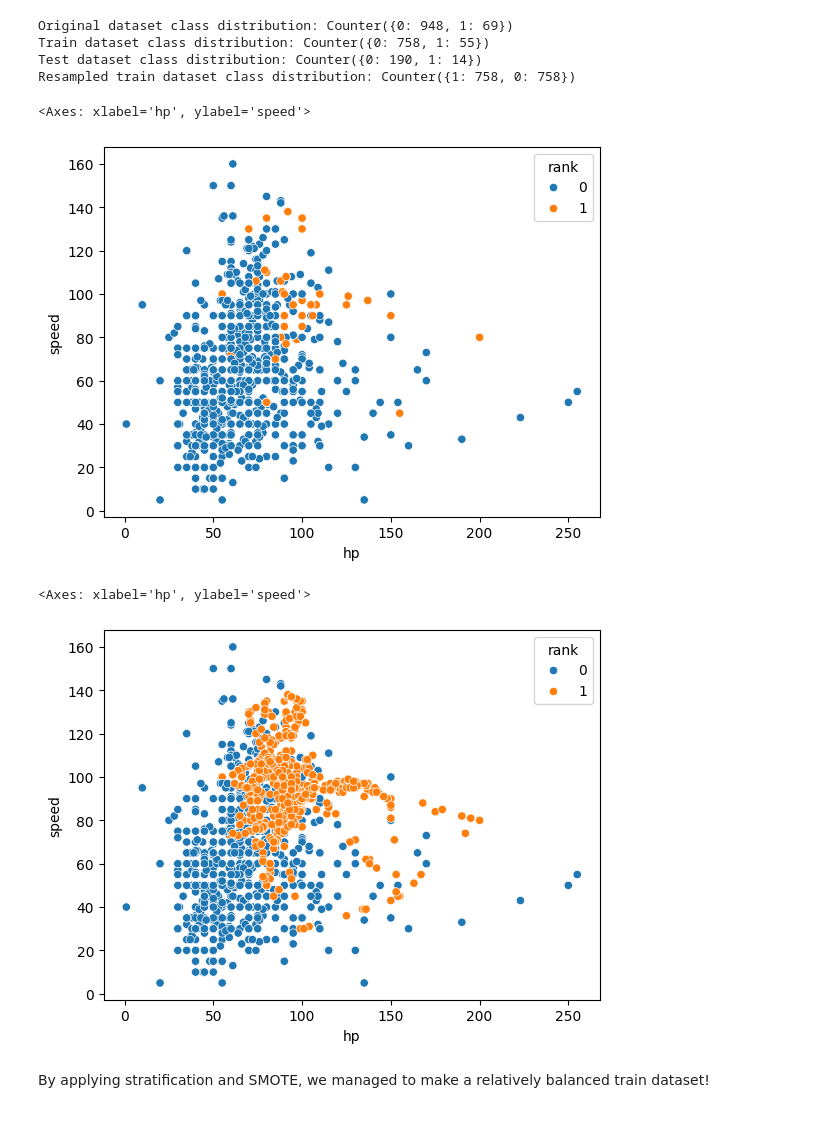
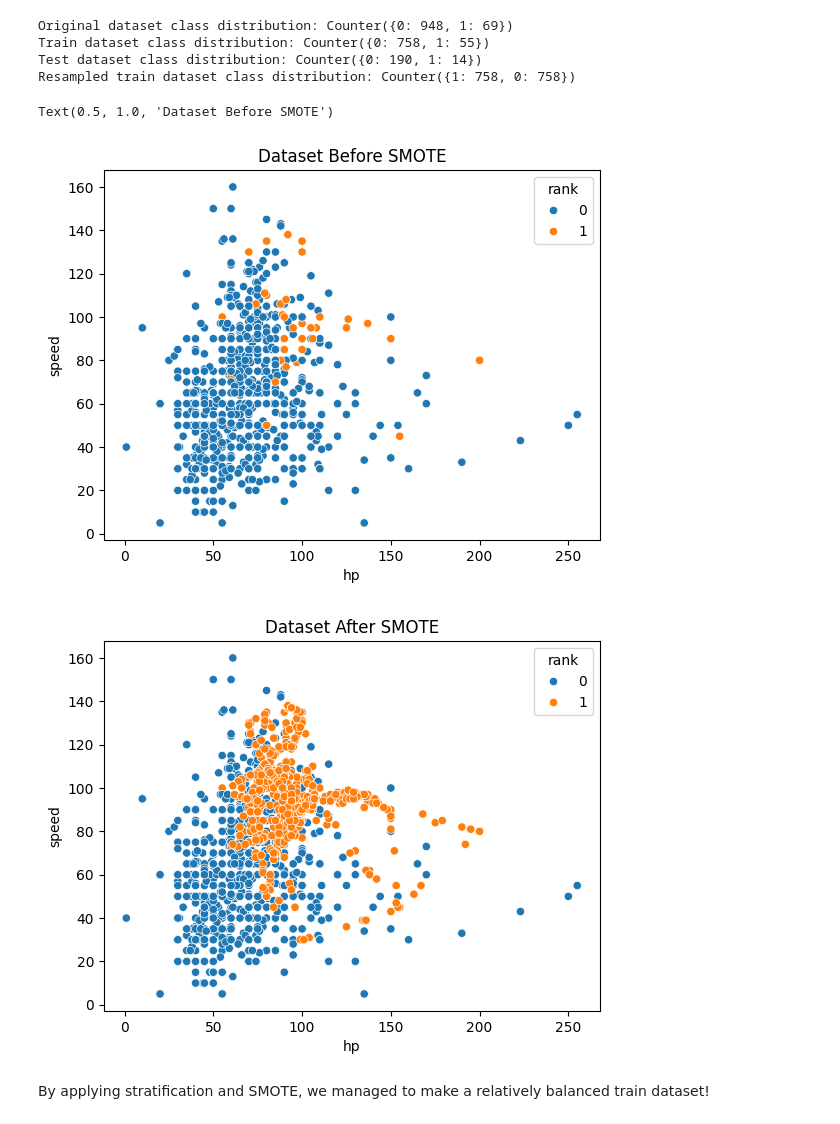
Before and after one commit to howarudo/machine_learning_specialization, a Jupyter notebook: supervised_ml/legendary_predictor.ipynb, the cells around one changed output. Drawn from its saved outputs; the diff is of its cells as text; code cells hidden in the pictures.

Commit message:
add title to figures

```diff
--- a/supervised_ml/legendary_predictor.ipynb
+++ b/supervised_ml/legendary_predictor.ipynb
@@ -74,15 +74,15 @@ Train dataset class distribution: Counter({0: 758, 1: 55})
 Test dataset class distribution: Counter({0: 190, 1: 14})
 Resampled train dataset class distribution: Counter({1: 758, 0: 758})
 # %%
-sns.scatterplot(data=X_train, x="hp", y="speed", hue=y_train)
+sns.scatterplot(data=X_train, x="hp", y="speed", hue=y_train).set_title("Dataset Before SMOTE")
 # %% [output]
-<Axes: xlabel='hp', ylabel='speed'>
+Text(0.5, 1.0, 'Dataset Before SMOTE')
-[figure, old version]
+[figure, new version]
 # %%
-sns.scatterplot(data=X_train_resampled, x="hp", y="speed", hue=y_train_resampled)
+sns.scatterplot(data=X_train_resampled, x="hp", y="speed", hue=y_train_resampled).set_title("Dataset After SMOTE")
+plt.show()
 # %% [output]
-<Axes: xlabel='hp', ylabel='speed'>
-[figure, old version]
+[figure, new version]
 # %% [markdown]
 By applying stratification and SMOTE, we managed to make a relatively balanced train dataset!
 # %% [markdown]
```
Also changed, not shown: parts of 1 cell of this notebook.
